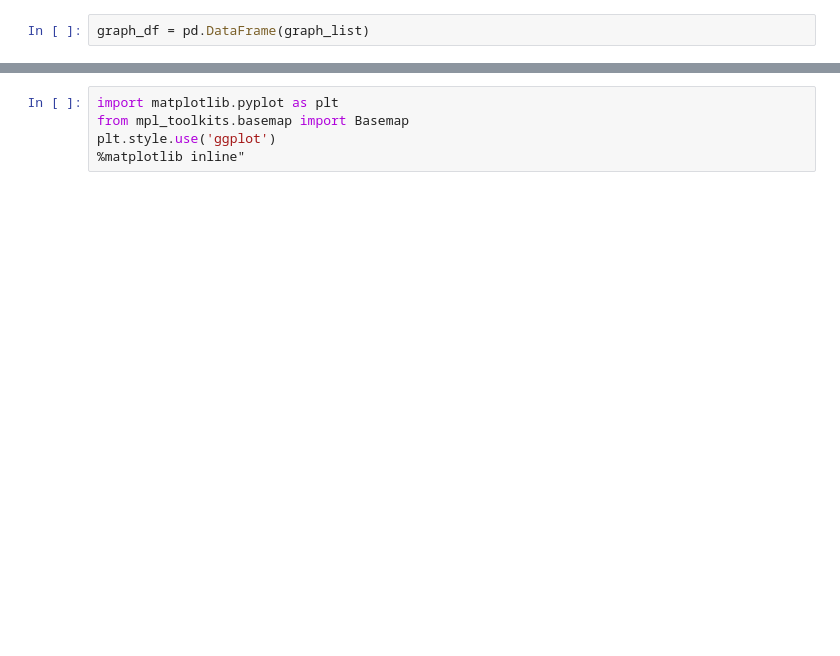
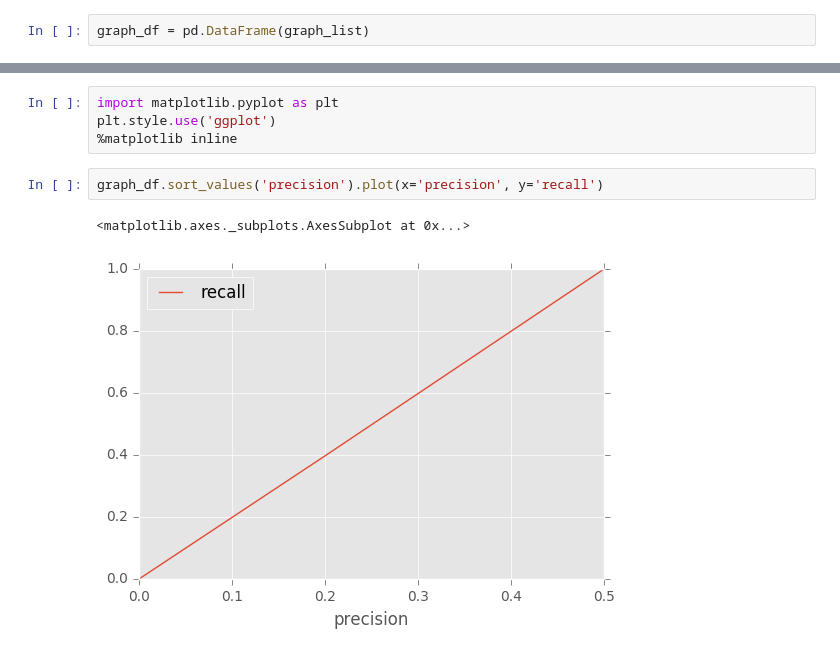
Before and after one commit to woody-kawagoe/nlp100, a Jupyter notebook: chapter08/chapter08.ipynb, the cells around one changed output, grey strips where cells are left out. Saved outputs shown, nothing was run; the diff lists cells and outputs as text; blank space fills up the shorter version.

```diff
--- a/chapter08/chapter08.ipynb
+++ b/chapter08/chapter08.ipynb
@@ -273,5 +313,9 @@ graph_df = pd.DataFrame(graph_list)
 # %%
 import matplotlib.pyplot as plt
-from mpl_toolkits.basemap import Basemap
 plt.style.use('ggplot')
-%matplotlib inline"
+%matplotlib inline
+# %%
+graph_df.sort_values('precision').plot(x='precision', y='recall')
+# %% [output]
+<matplotlib.axes._subplots.AxesSubplot at 0x...>
+[figure, added]
```
Also changed, not shown: parts of 16 cells of this notebook, 2 other files.
